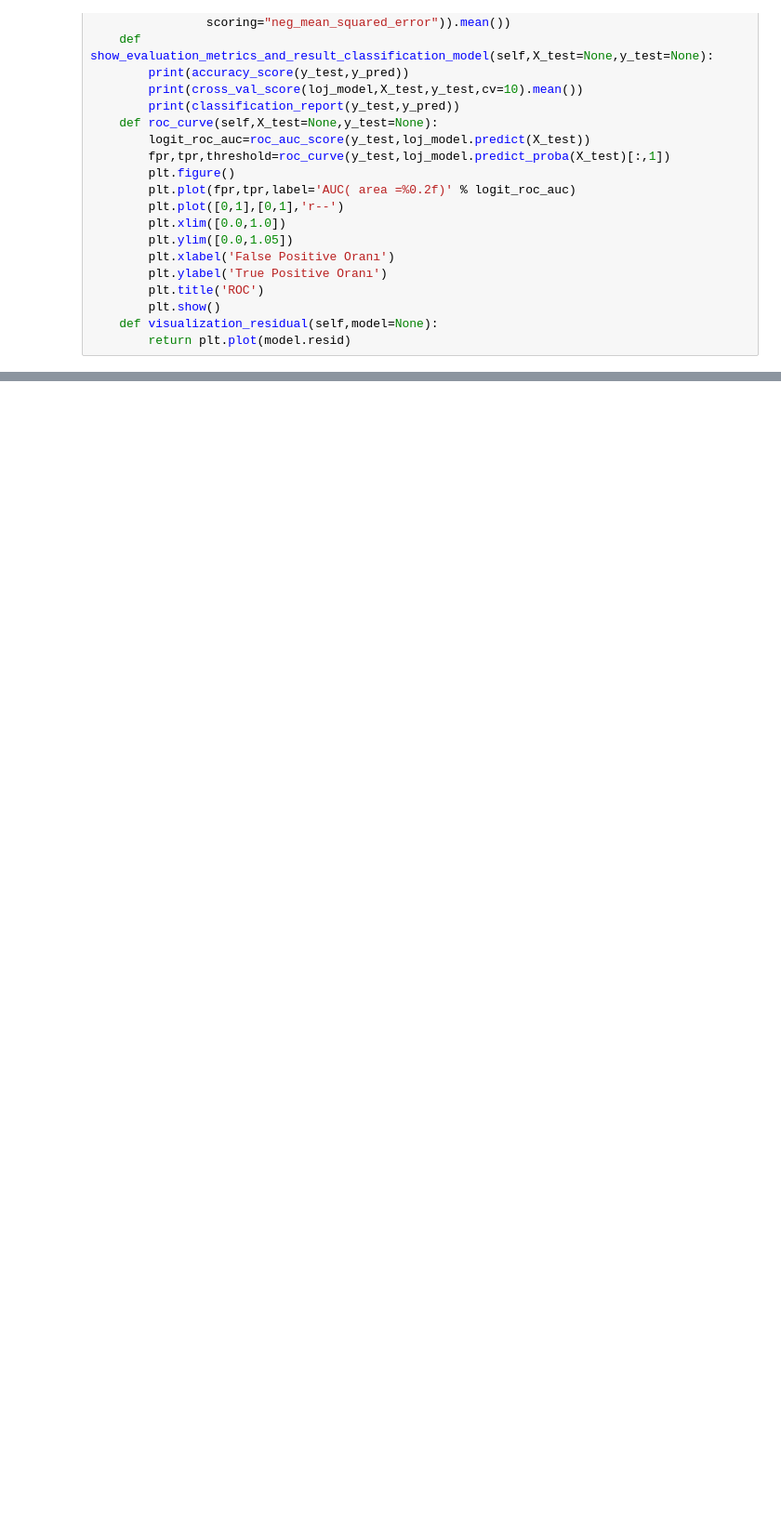
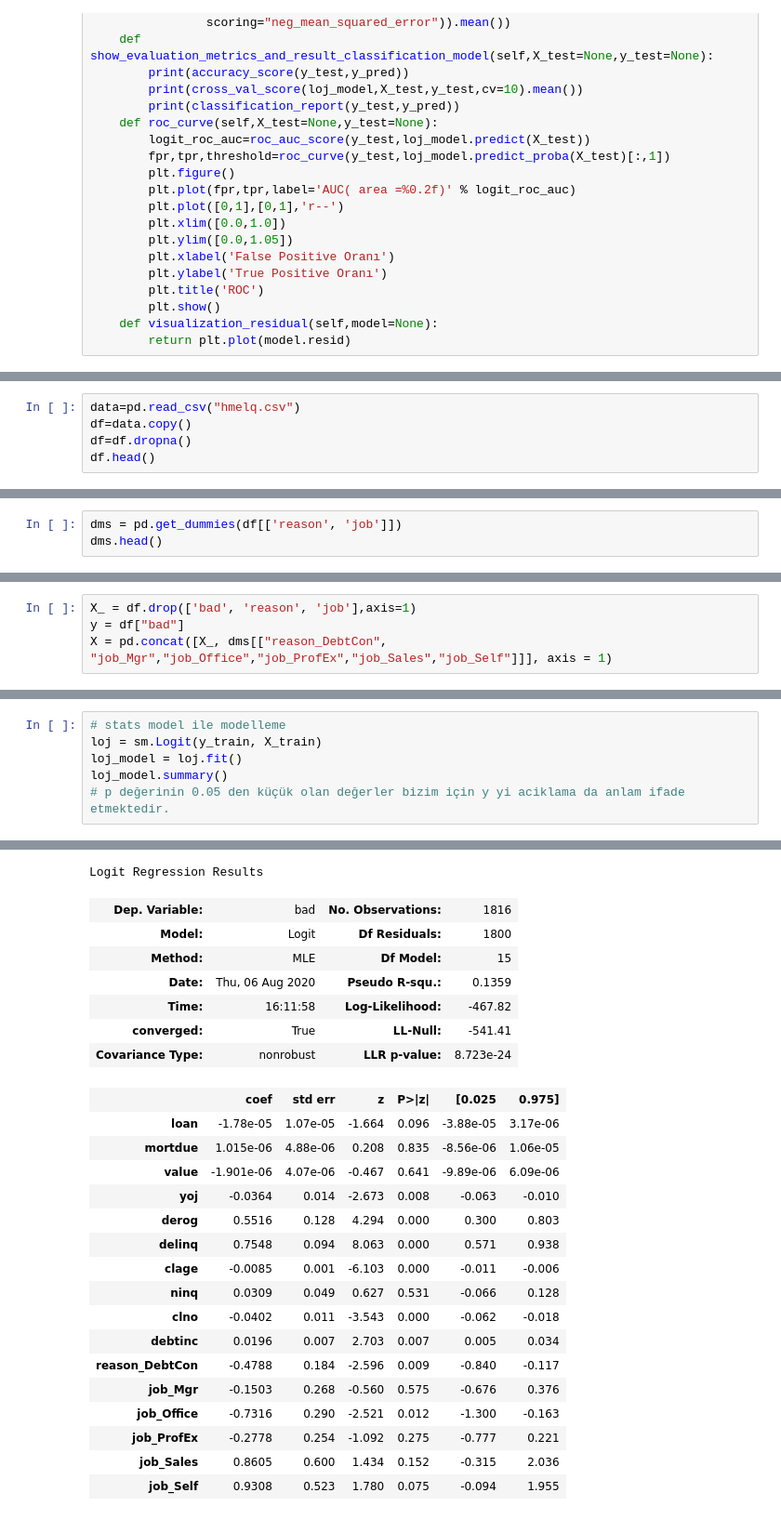
Before and after one commit to Kodluyoruz-Ankara-Veri-Bilimi/Assignment_Ayse_ILKAY, a Jupyter notebook: bank_dataset_hmelq.ipynb, the cells around one changed output, grey strips where cells are left out. Shown at 93% size. Drawn from its saved outputs; the diff is of its cells as text; blank space fills up the shorter version.

```diff
--- a/bank_dataset_hmelq.ipynb
+++ b/bank_dataset_hmelq.ipynb
@@ -411,0 +414,5 @@ Name: job, dtype: int64
+# %%
+data=pd.read_csv("hmelq.csv")
+df=data.copy()
+df=df.dropna()
+df.head()
@@ -411,0 +428,3 @@ Name: job, dtype: int64
+# %%
+dms = pd.get_dummies(df[['reason', 'job']])
+dms.head()
@@ -411,0 +438,4 @@ Name: job, dtype: int64
+# %%
+X_ = df.drop(['bad', 'reason', 'job'],axis=1)
+y = df["bad"]
+X = pd.concat([X_, dms[["reason_DebtCon", "job_Mgr","job_Office","job_ProfEx","job_Sales","job_Self"]]], axis = 1)
@@ -411,0 +454,7 @@ Name: job, dtype: int64
+# %%
+# stats model ile modelleme
+loj = sm.Logit(y_train, X_train)
+loj_model = loj.fit()
+loj_model.summary()
+# p değerinin 0.05 den küçük olan değerler bizim için y yi aciklama da anlam ifade etmektedir.
+# %% [output]
@@ -411,0 +464,25 @@ Name: job, dtype: int64
+Logit Regression Results
+| Dep. Variable: | bad | No. Observations: | 1816 |
+| Model: | Logit | Df Residuals: | 1800 |
+| Method: | MLE | Df Model: | 15 |
+| Date: | Thu, 06 Aug 2020 | Pseudo R-squ.: | 0.1359 |
+| Time: | 16:11:58 | Log-Likelihood: | -467.82 |
+| converged: | True | LL-Null: | -541.41 |
+| Covariance Type: | nonrobust | LLR p-value: | 8.723e-24 |
+|  | coef | std err | z | P>|z| | [0.025 | 0.975] |
+| loan | -1.78e-05 | 1.07e-05 | -1.664 | 0.096 | -3.88e-05 | 3.17e-06 |
+| mortdue | 1.015e-06 | 4.88e-06 | 0.208 | 0.835 | -8.56e-06 | 1.06e-05 |
+| value | -1.901e-06 | 4.07e-06 | -0.467 | 0.641 | -9.89e-06 | 6.09e-06 |
+| yoj | -0.0364 | 0.014 | -2.673 | 0.008 | -0.063 | -0.010 |
+| derog | 0.5516 | 0.128 | 4.294 | 0.000 | 0.300 | 0.803 |
+| delinq | 0.7548 | 0.094 | 8.063 | 0.000 | 0.571 | 0.938 |
+| clage | -0.0085 | 0.001 | -6.103 | 0.000 | -0.011 | -0.006 |
+| ninq | 0.0309 | 0.049 | 0.627 | 0.531 | -0.066 | 0.128 |
+| clno | -0.0402 | 0.011 | -3.543 | 0.000 | -0.062 | -0.018 |
+| debtinc | 0.0196 | 0.007 | 2.703 | 0.007 | 0.005 | 0.034 |
+| reason_DebtCon | -0.4788 | 0.184 | -2.596 | 0.009 | -0.840 | -0.117 |
+| job_Mgr | -0.1503 | 0.268 | -0.560 | 0.575 | -0.676 | 0.376 |
+| job_Office | -0.7316 | 0.290 | -2.521 | 0.012 | -1.300 | -0.163 |
+| job_ProfEx | -0.2778 | 0.254 | -1.092 | 0.275 | -0.777 | 0.221 |
+| job_Sales | 0.8605 | 0.600 | 1.434 | 0.152 | -0.315 | 2.036 |
+| job_Self | 0.9308 | 0.523 | 1.780 | 0.075 | -0.094 | 1.955 |
```
Also changed, not shown: parts of 25 cells of this notebook.
